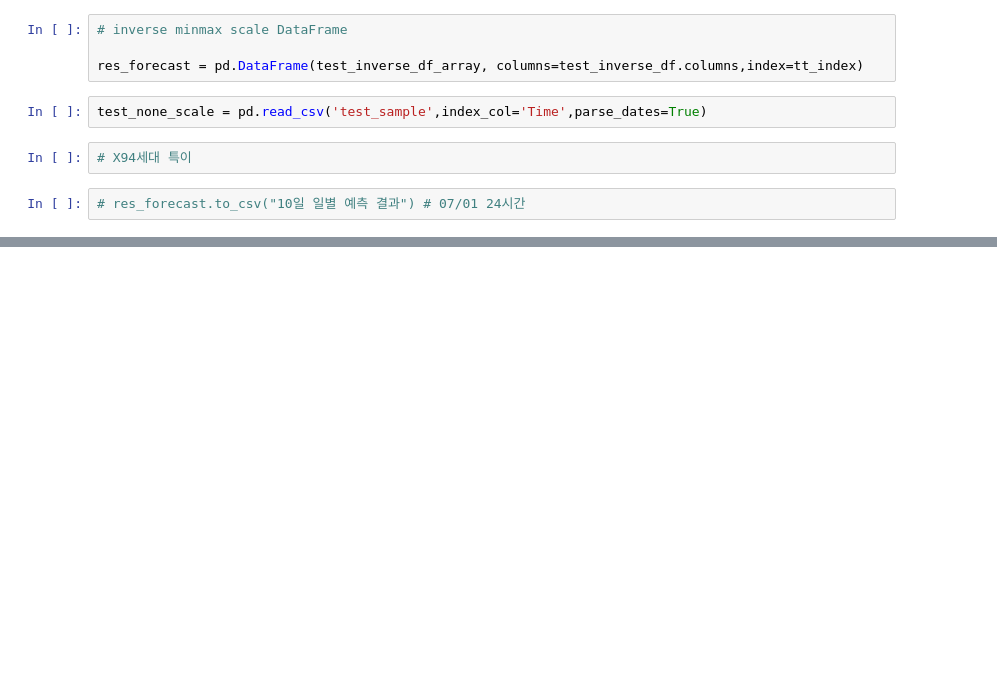
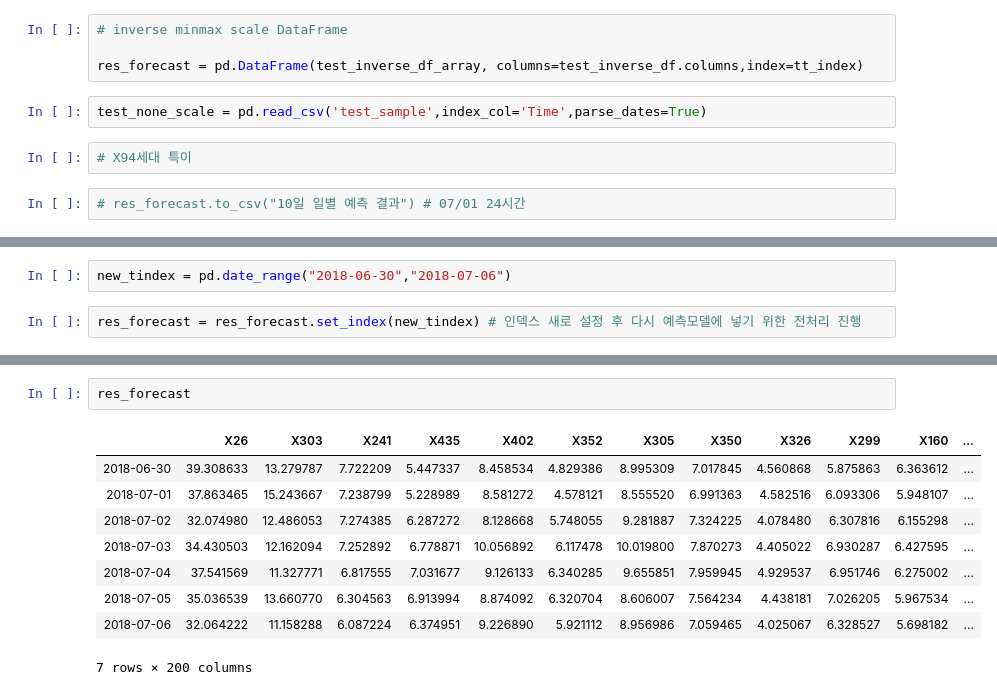
Before and after one commit to bill7845/jupyter_repo, a Jupyter notebook: jupyter_CODE/전력수요예측/전력수요예측_5_평일주말_encoding_일별.ipynb, the cells around one changed output, grey strips where cells are left out. Cells and saved outputs as stored; diff of their text form; blank space fills up the shorter version.

```diff
--- a/jupyter_CODE/전력수요예측/전력수요예측_5_평일주말_encoding_일별.ipynb
+++ b/jupyter_CODE/전력수요예측/전력수요예측_5_평일주말_encoding_일별.ipynb
@@ -496,0 +500,4 @@ test_none_scale = pd.read_csv('test_sample',index_col='Time',parse_dates=True)
+# %%
+new_tindex = pd.date_range("2018-06-30","2018-07-06")
+# %%
+res_forecast = res_forecast.set_index(new_tindex) # 인덱스 새로 설정 후 다시 예측모델에 넣기 위한 전처리 진행
@@ -496,0 +526,12 @@ test_none_scale = pd.read_csv('test_sample',index_col='Time',parse_dates=True)
+# %%
+res_forecast
+# %% [output]
+|  | X26 | X303 | X241 | X435 | X402 | X352 | X305 | X350 | X326 | X299 | X160 | ... |
+| 2018-06-30 | 39.308633 | 13.279787 | 7.722209 | 5.447337 | 8.458534 | 4.829386 | 8.995309 | 7.017845 | 4.560868 | 5.875863 | 6.363612 | ... |
+| 2018-07-01 | 37.863465 | 15.243667 | 7.238799 | 5.228989 | 8.581272 | 4.578121 | 8.555520 | 6.991363 | 4.582516 | 6.093306 | 5.948107 | ... |
+| 2018-07-02 | 32.074980 | 12.486053 | 7.274385 | 6.287272 | 8.128668 | 5.748055 | 9.281887 | 7.324225 | 4.078480 | 6.307816 | 6.155298 | ... |
+| 2018-07-03 | 34.430503 | 12.162094 | 7.252892 | 6.778871 | 10.056892 | 6.117478 | 10.019800 | 7.870273 | 4.405022 | 6.930287 | 6.427595 | ... |
+| 2018-07-04 | 37.541569 | 11.327771 | 6.817555 | 7.031677 | 9.126133 | 6.340285 | 9.655851 | 7.959945 | 4.929537 | 6.951746 | 6.275002 | ... |
+| 2018-07-05 | 35.036539 | 13.660770 | 6.304563 | 6.913994 | 8.874092 | 6.320704 | 8.606007 | 7.564234 | 4.438181 | 7.026205 | 5.967534 | ... |
+| 2018-07-06 | 32.064222 | 11.158288 | 6.087224 | 6.374951 | 9.226890 | 5.921112 | 8.956986 | 7.059465 | 4.025067 | 6.328527 | 5.698182 | ... |
+7 rows × 200 columns
```
Also changed, not shown: parts of 8 cells of this notebook, 6 other files.
